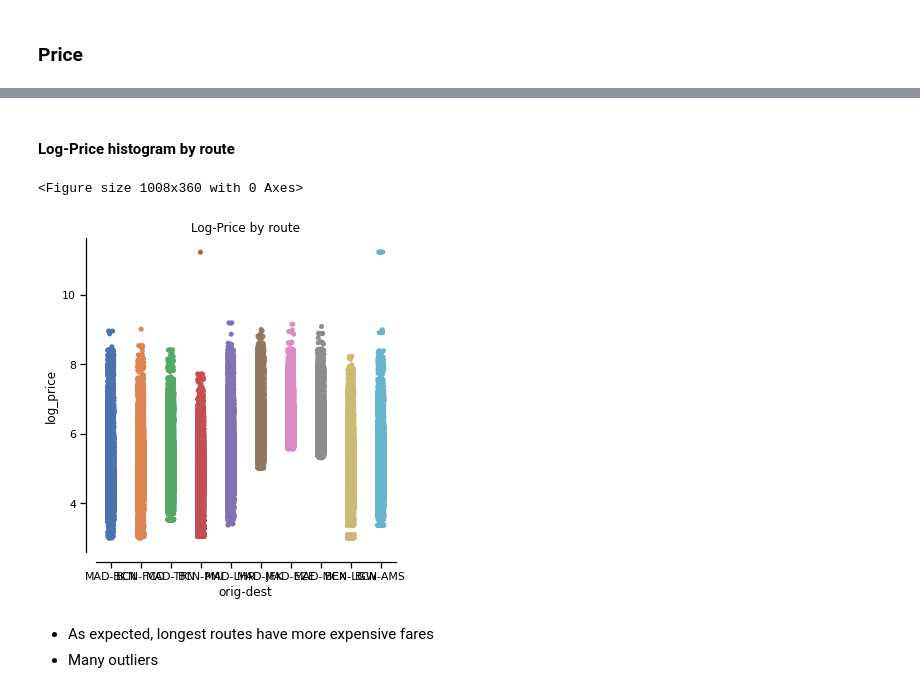
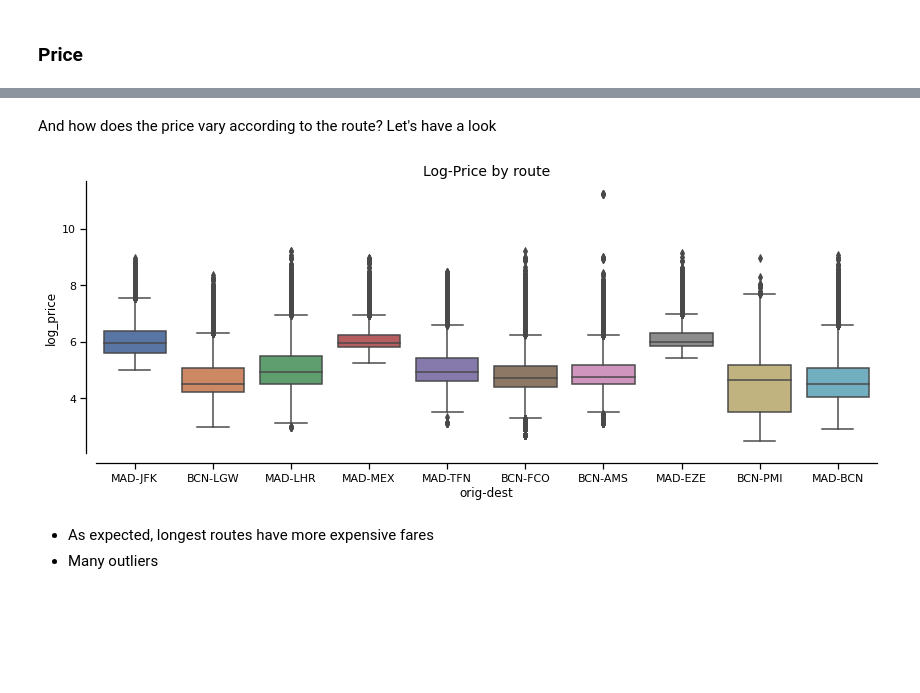
Before and after one commit to adriancervero/flight-prices-prediction, a Jupyter notebook: notebooks/02-exploratory_data_analysis.ipynb, the cells around one changed output, grey strips where cells are left out. Saved outputs shown, nothing was run; the diff lists cells and outputs as text; code cells hidden in the pictures; blank space fills up the shorter version.

```diff
--- a/notebooks/02-exploratory_data_analysis.ipynb
+++ b/notebooks/02-exploratory_data_analysis.ipynb
@@ -31,4 +25,6 @@ def subset_flights(df, orig='all', dest='all', dDate='all', dTime='all', flight_
 # %% [markdown]
 ### Load data
 # %%
-flights = pd.read_csv('../data/interim/train.csv')
+flights = pd.read_csv('../data/interim/flights_interim.csv')
+flights = flights.sample(2000000)
+flights.shape
@@ -184,2 +158,0 @@ plt.tight_layout()
-# %% [markdown]
-#### Log-Price histogram by route
@@ -188,12 +159,12 @@ plt.tight_layout()
+# %% [markdown]
+And how does the price vary according to the route? Let's have a look
 # %%
-flights['orig-dest'] = flights['flyFrom'] +'-'+ flights['flyTo']
 plt.figure(figsize=(14, 5))
-sns.catplot(x='orig-dest', y='log_price', data=flights);
+sns.boxplot(x='orig-dest', y='log_price', data=flights);
 sns.despine(offset=10)
-plt.title('Log-Price by route');
+plt.title('Log-Price by route', fontsize=14);
 # %% [output]
-<Figure size 1008x360 with 0 Axes>
-[figure, old version]
+[figure, new version]
 # %% [markdown]
 * As expected, longest routes have more expensive fares
 * Many outliers
```
Also changed, not shown: parts of 79 cells of this notebook.
